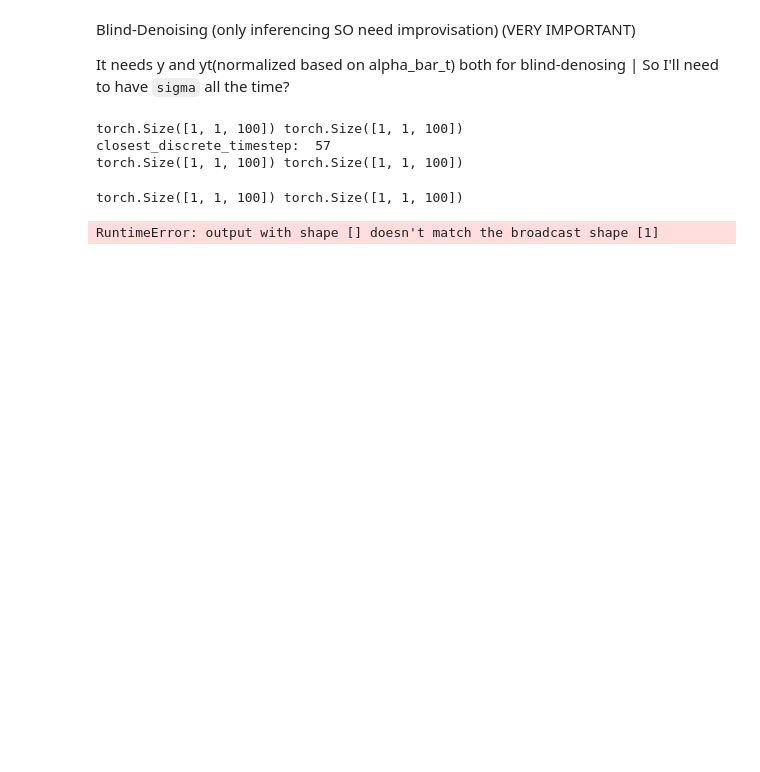
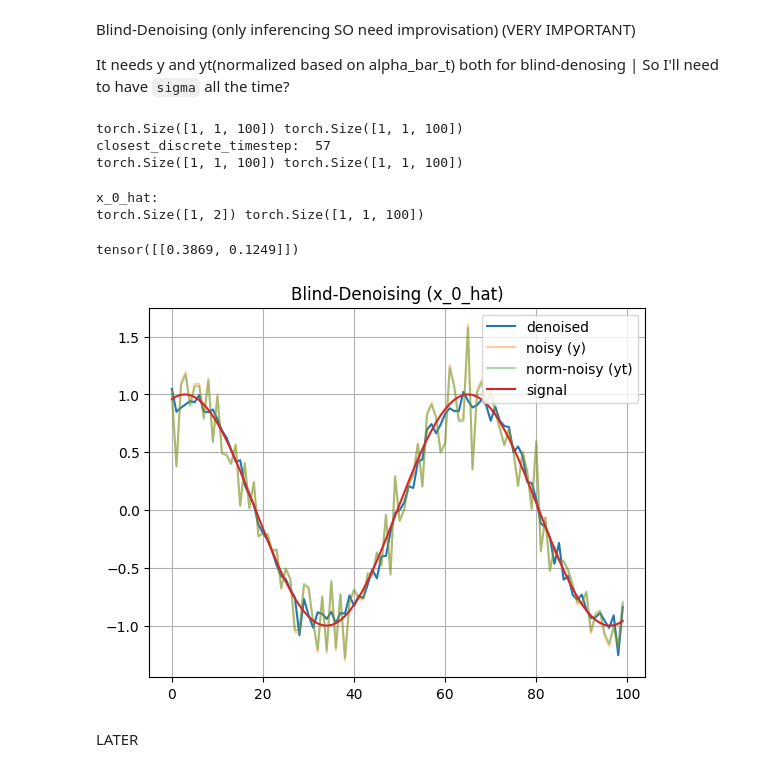
Before and after one commit to AlikMon88/Gibbs-Diff, a Jupyter notebook: unit_main_gibbs.ipynb, the cells around one changed output. Saved outputs shown, nothing was run; the diff lists cells and outputs as text; code cells hidden in the pictures; blank space fills up the shorter version.

```diff
--- a/unit_main_gibbs.ipynb
+++ b/unit_main_gibbs.ipynb
@@ -351,13 +368,31 @@ torch.Size([1, 1, 100]) torch.Size([1, 1, 100])
 closest_discrete_timestep:  57
 torch.Size([1, 1, 100]) torch.Size([1, 1, 100])
 # %%
+print('x_0_hat:')
+
 ## x_0_hat, phi_hat -- point estimate - single chain run
-x_denoised = gdiffusion.run_gibbs_sampler(y, yt, num_chains_per_sample=1)
-print(x_denoised.shape)
-
-## E[x|y] - expectation over posterior joint distribution
-x_denoised_mean = gdiffusion.blind_posterior_mean(y, yt)
-print(x_denoised_mean.shape)
+phi_sampled, x_denoised = gdiffusion.run_gibbs_sampler(y, yt, num_chains_per_sample=1, n_it_gibbs=100, n_it_burnin=20)
+print(phi_sampled.shape, x_denoised.shape)
 # %% [output]
-torch.Size([1, 1, 100]) torch.Size([1, 1, 100])
+x_0_hat:
+torch.Size([1, 2]) torch.Size([1, 1, 100])
-RuntimeError: output with shape [] doesn't match the broadcast shape [1]
+# %%
+print(phi_sampled)
+# %% [output]
+tensor([[0.3869, 0.1249]])
+# %%
+# x_denoised = x_denoised.numpy()
+
+plt.plot(x_denoised[0][0], label = 'denoised')
+plt.plot(y[0][0], label = 'noisy (y)', alpha = 0.4)
+plt.plot(yt[0][0], label = 'norm-noisy (yt)', alpha = 0.4)
+plt.plot(x0[0][0], label = 'signal')
+
+plt.legend()
+plt.grid()
+plt.title('Blind-Denoising (x_0_hat)')
+plt.show()
+# %% [output]
+[figure, added]
+# %% [markdown]
+LATER
```
Also changed, not shown: parts of 9 cells of this notebook, 2 other files.
